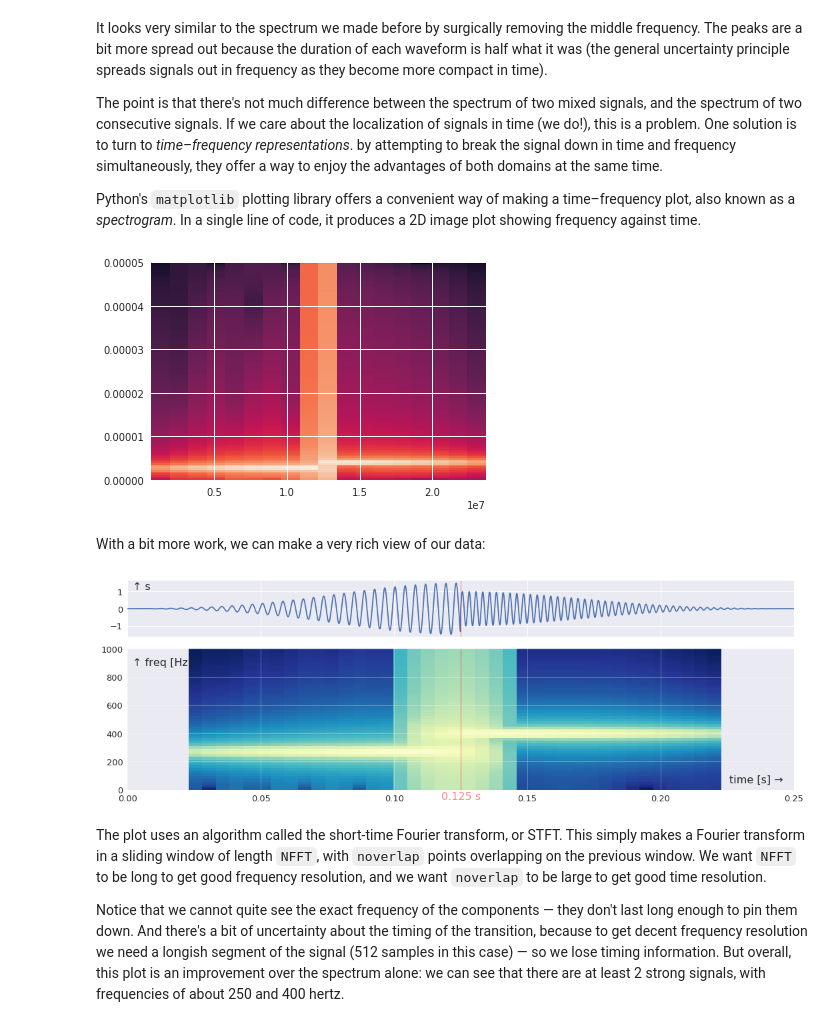
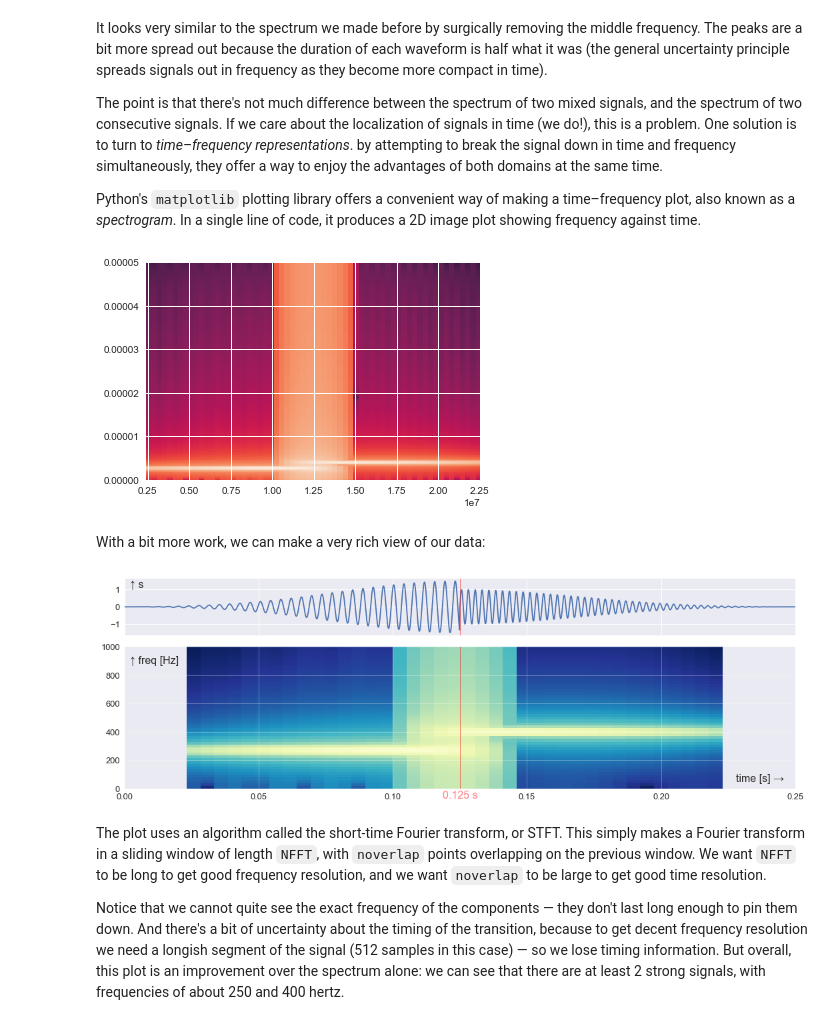
Before and after one commit to seg/tutorials-2018, a Jupyter notebook: 1806_Time-frequency/Manuscript.ipynb, the cells around one changed output. Cells and saved outputs as stored; diff of their text form; code cells hidden in the pictures.

```diff
--- a/1806_Time-frequency/Manuscript.ipynb
+++ b/1806_Time-frequency/Manuscript.ipynb
@@ -309,8 +316,8 @@ We now know how to unweave polytonic signals, but let's introduce another compli
 # %%
 f0, f1 = 261.6, 392
 s = np.ones_like(t)
-s[:t.size//2] *= 1.5 * np.sin(2 * np.pi * f0 * t[:t.size//2])
-s[t.size//2:] *= 1.0 * np.sin(2 * np.pi * f1 * t[t.size//2:])
+s[:t.size//2] *= sine_wave(f0, 1.5, t.max()/2, 10e3)[0]
+s[t.size//2:] *= sine_wave(f1, 1.0, t.max()/2, 10e3)[0]
 # %%
 fig, ax = plt.subplots(figsize=(15, 2))
 ax.plot(t, s)
@@ -352,9 +359,9 @@ The point is that there's not much difference between the spectrum of two mixed
 
 Python's `matplotlib` plotting library offers a convenient way of making a time&ndash;frequency plot, also known as a _spectrogram_. In a single line of code, it produces a 2D image plot showing frequency against time.
 # %%
-_ = plt.specgram(s, Fs=1/10e3)
+_ = plt.specgram(s, Fs=1/10e3, NFFT=512, noverlap=480)
 # %% [output]
-[figure, old version]
+[figure, new version]
 # %% [markdown]
 With a bit more work, we can make a very rich view of our data:
 # %%
@@ -384,7 +391,7 @@ plt.tight_layout()
 ms.savefig(fig, 'consecspec')
 plt.show()
 # %% [output]
-[figure, old version]
+[figure, new version]
 # %% [markdown]
 The plot uses an algorithm called the short-time Fourier transform, or STFT. This simply makes a Fourier transform in a sliding window of length `NFFT`, with `noverlap` points overlapping on the previous window. We want `NFFT` to be long to get good frequency resolution, and we want `noverlap` to be large to get good time resolution.
 
```
Also changed, not shown: parts of 18 cells of this notebook, 34 other files.
